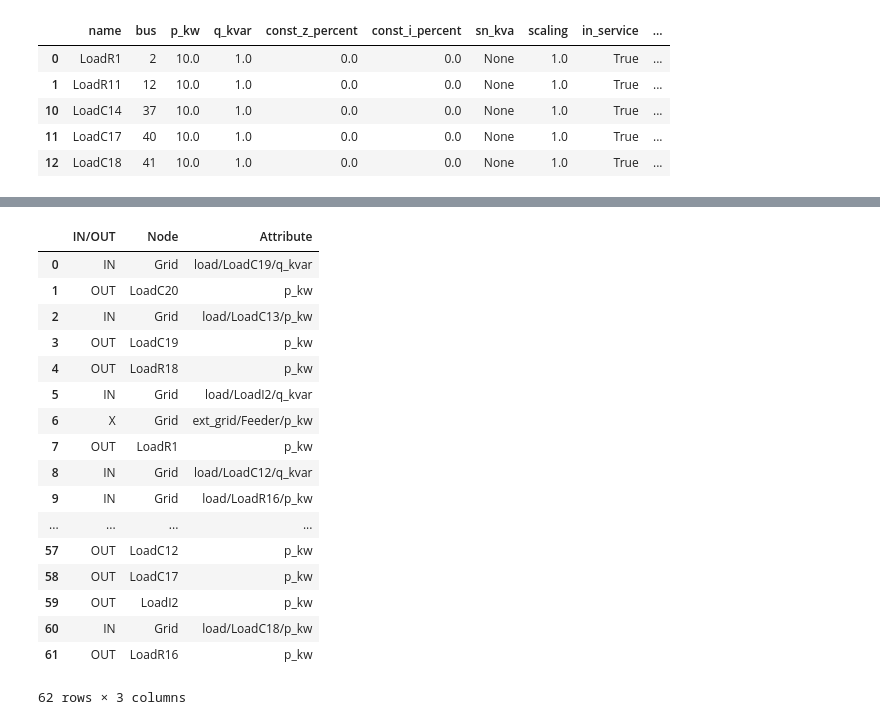
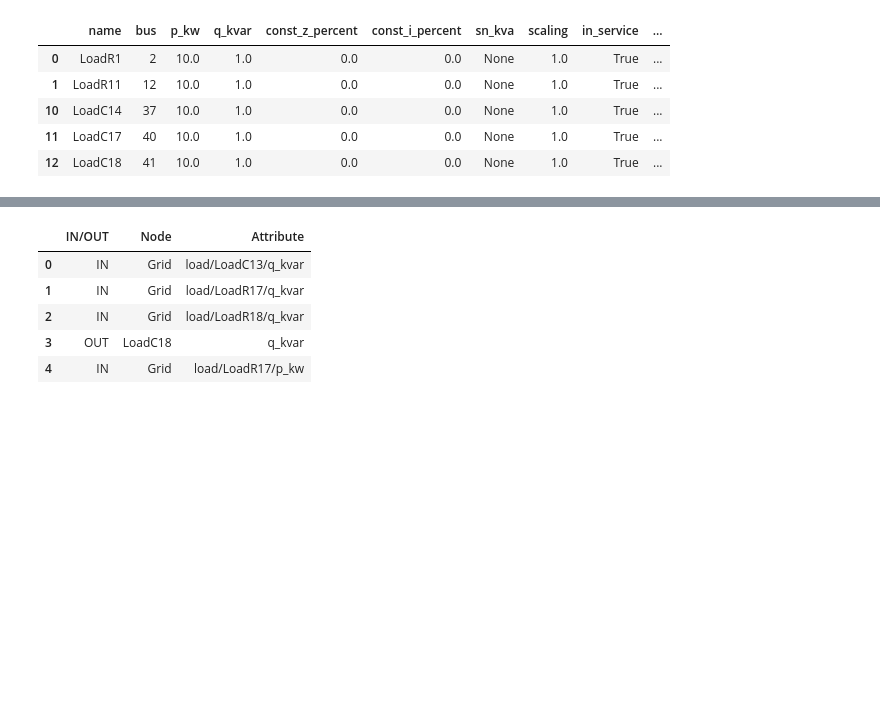
Before and after one commit to IntegrCiTy/zerobnl, a Jupyter notebook: examples/CIGRE_GridExample/PowerGridExample.ipynb, the cells around one changed output, grey strips where cells are left out. Drawn from its saved outputs; the diff is of its cells as text; code cells hidden in the pictures; blank space fills up the shorter version.

```diff
--- a/examples/CIGRE_GridExample/PowerGridExample.ipynb
+++ b/examples/CIGRE_GridExample/PowerGridExample.ipynb
@@ -49,23 +51,11 @@ INFO :: Simulation finished in 0 min and 25 sec
 # %%
 sim.connect_to_results_db()
-sim.get_list_of_available_results()
+sim.get_list_of_available_results().head()
 # %% [output]
 |  | IN/OUT | Node | Attribute |
-| 0 | IN | Grid | load/LoadC19/q_kvar |
-| 1 | OUT | LoadC20 | p_kw |
-| 2 | IN | Grid | load/LoadC13/p_kw |
-| 3 | OUT | LoadC19 | p_kw |
-| 4 | OUT | LoadR18 | p_kw |
-| 5 | IN | Grid | load/LoadI2/q_kvar |
-| 6 | X | Grid | ext_grid/Feeder/p_kw |
-| 7 | OUT | LoadR1 | p_kw |
-| 8 | IN | Grid | load/LoadC12/q_kvar |
-| 9 | IN | Grid | load/LoadR16/p_kw |
-| ... | ... | ... | ... |
-| 57 | OUT | LoadC12 | p_kw |
-| 58 | OUT | LoadC17 | p_kw |
-| 59 | OUT | LoadI2 | p_kw |
-| 60 | IN | Grid | load/LoadC18/p_kw |
-| 61 | OUT | LoadR16 | p_kw |
+| 0 | IN | Grid | load/LoadC13/q_kvar |
+| 1 | IN | Grid | load/LoadR17/q_kvar |
+| 2 | IN | Grid | load/LoadR18/q_kvar |
+| 3 | OUT | LoadC18 | q_kvar |
+| 4 | IN | Grid | load/LoadR17/p_kw |
-62 rows × 3 columns
 # %%
```
Also changed, not shown: parts of 5 cells of this notebook.
